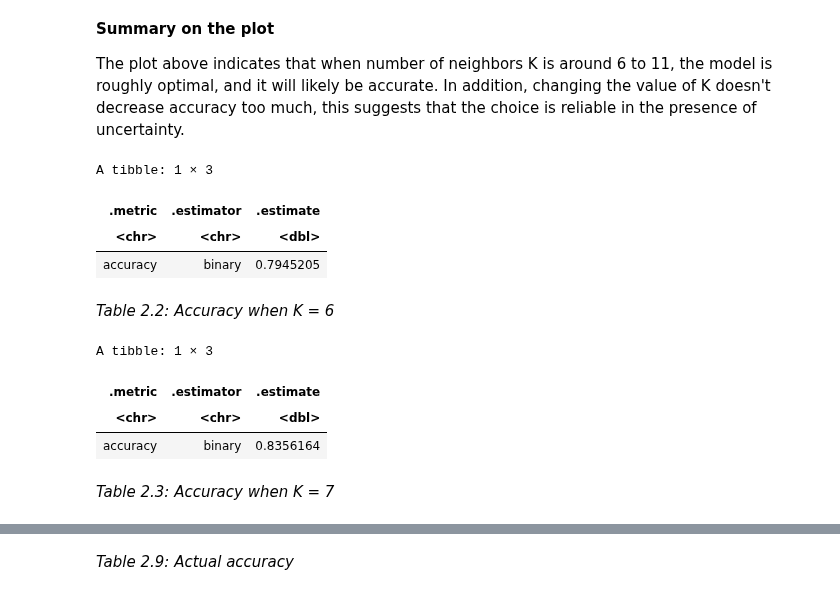
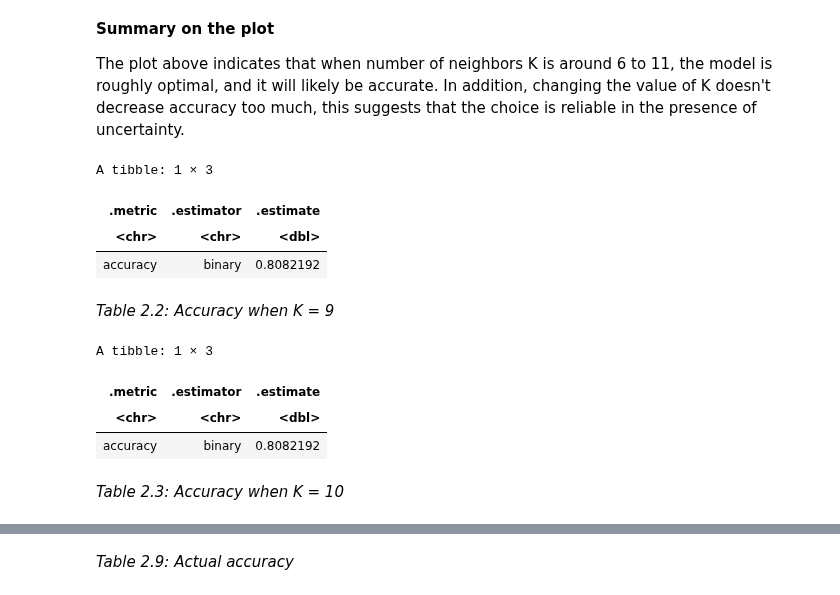
Before and after one commit to papercheesecake/DSCI100-group-project-18, a Jupyter notebook: group_report.ipynb, the cells around one changed output, grey strips where cells are left out. Saved outputs shown, nothing was run; the diff lists cells and outputs as text; code cells hidden in the pictures.

```diff
--- a/group_report.ipynb
+++ b/group_report.ipynb
@@ -566,38 +595,38 @@ heart_plot
 
 The plot above indicates that when number of neighbors K is around 6 to 11, the model is roughly optimal, and it will likely be accurate. In addition, changing the value of K doesn't decrease accuracy too much, this suggests that the choice is reliable in the presence of uncertainty.
 # %%
-# Choose K = 6
+# Choose K = 9
 
-heart_spec_6 <- nearest_neighbor(weight_func = "rectangular", neighbors = 6) %>%
+heart_spec_9 <- nearest_neighbor(weight_func = "rectangular", neighbors = 9) %>%
               set_engine("kknn") %>%
               set_mode("classification")
 
 heart_recipe <- recipe(num ~ max_heartrate + oldpeak, data = training_heart_data) %>%
                 step_scale(all_predictors()) %>%
                 step_center(all_predictors())
 
 
-heart_fit_6 <- workflow() %>%
+heart_fit_9 <- workflow() %>%
              add_recipe(heart_recipe) %>%
-             add_model(heart_spec_6) %>%
+             add_model(heart_spec_9) %>%
              fit(data = training_heart_data)
 
-heart_predict_6 <- predict(heart_fit_6, testing_heart_data) %>%
+heart_predict_9 <- predict(heart_fit_9, testing_heart_data) %>%
                  bind_cols(testing_heart_data) %>%
                  metrics(truth = num, estimate = .pred_class) %>%
                  filter(.metric == 'accuracy')
-heart_predict_6
+heart_predict_9
 # %% [output]
 A tibble: 1 × 3
 | .metric | .estimator | .estimate |
 | <chr> | <chr> | <dbl> |
-| accuracy | binary | 0.7945205 |
+| accuracy | binary | 0.8082192 |
 # %% [markdown]
-*Table 2.2: Accuracy when K = 6*
+*Table 2.2: Accuracy when K = 9*
 # %%
-# Choose K = 7
+# Choose K = 10
 
-heart_spec_7 <- nearest_neighbor(weight_func = "rectangular", neighbors = 7) %>%
+heart_spec_10 <- nearest_neighbor(weight_func = "rectangular", neighbors = 10) %>%
               set_engine("kknn") %>%
               set_mode("classification")
 
@@ -606,21 +635,21 @@ heart_recipe <- recipe(num ~ max_heartrate + oldpeak, data = training_heart_data
                 step_center(all_predictors())
 
 
-heart_fit_7 <- workflow() %>%
+heart_fit_10 <- workflow() %>%
              add_recipe(heart_recipe) %>%
-             add_model(heart_spec_7) %>%
+             add_model(heart_spec_10) %>%
              fit(data = training_heart_data)
 
-heart_predict_7 <- predict(heart_fit_7, testing_heart_data) %>%
+heart_predict_10 <- predict(heart_fit_10, testing_heart_data) %>%
                  bind_cols(testing_heart_data) %>%
                  metrics(truth = num, estimate = .pred_class) %>%
                  filter(.metric == 'accuracy')
-heart_predict_7
+heart_predict_10
 # %% [output]
 A tibble: 1 × 3
 | .metric | .estimator | .estimate |
 | <chr> | <chr> | <dbl> |
-| accuracy | binary | 0.8356164 |
+| accuracy | binary | 0.8082192 |
 # %% [markdown]
-*Table 2.3: Accuracy when K = 7*
+*Table 2.3: Accuracy when K = 10*
 # %%
```
Also changed, not shown: parts of 45 cells of this notebook.
